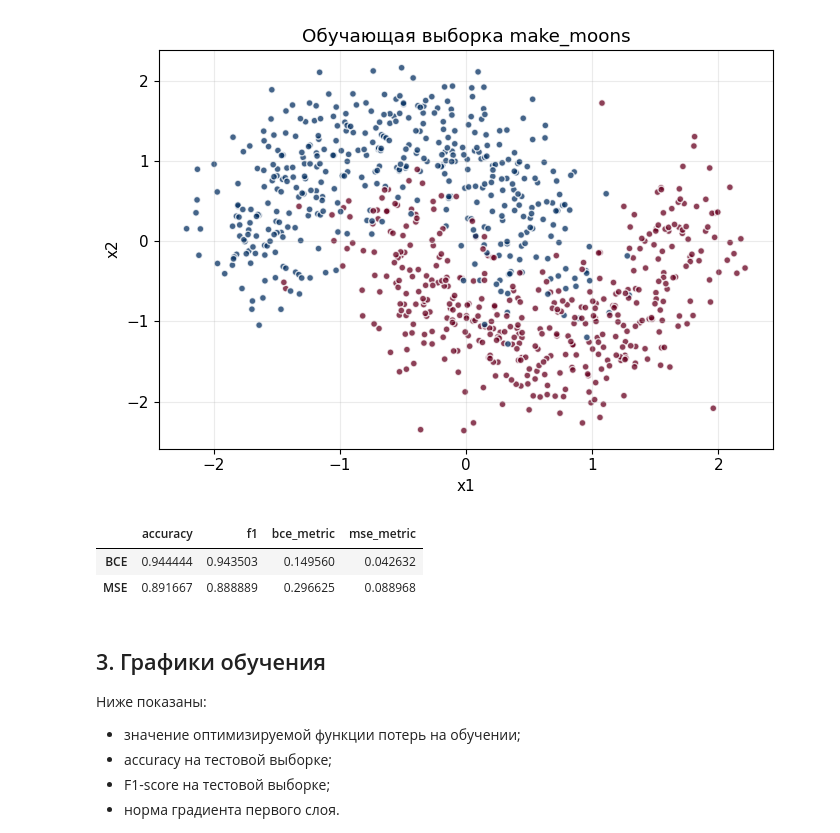
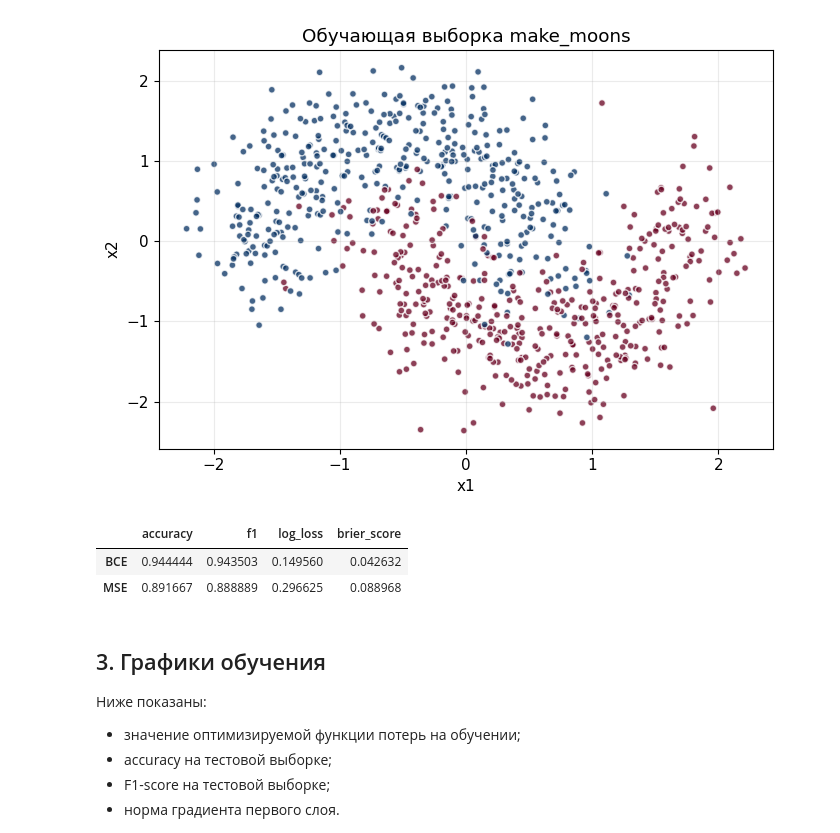
Before and after one commit to BaffledHedgehog/optproject, a Jupyter notebook: prototypeproject.ipynb.ipynb, the cells around one changed output. Drawn from its saved outputs; the diff is of its cells as text; code cells hidden in the pictures.

```diff
--- a/prototypeproject.ipynb.ipynb
+++ b/prototypeproject.ipynb.ipynb
@@ -189,25 +192,33 @@ def loss_function(name, logits, targets):
     raise ValueError(name)
 
 
-def evaluate(model):
+def evaluate(model, X_eval_t=None, y_eval=None):
+    if X_eval_t is None:
+        X_eval_t = X_test_t
+    if y_eval is None:
+        y_eval = y_test
+
     model.eval()
     with torch.no_grad():
-        logits = model(X_test_t)
+        logits = model(X_eval_t)
         probs = torch.sigmoid(logits).cpu().numpy().ravel()
 
     pred = (probs >= 0.5).astype(int)
-    true = y_test.ravel().astype(int)
+    true = y_eval.ravel().astype(int)
 
     return {
         "accuracy": accuracy_score(true, pred),
         "f1": f1_score(true, pred),
-        "bce_metric": log_loss(true, np.clip(probs, 1e-7, 1 - 1e-7)),
-        "mse_metric": mean_squared_error(true, probs),
+        "log_loss": log_loss(true, np.clip(probs, 1e-7, 1 - 1e-7)),
+        "brier_score": mean_squared_error(true, probs),
     }
 
 
-def train(loss_name, epochs=350, lr=0.05):
-    torch.manual_seed(SEED)
+def train(loss_name, epochs=350, lr=0.05, seed=SEED, track_every=5):
+    torch.manual_seed(seed)
+    np.random.seed(seed)
+    random.seed(seed)
+
     model = BinaryMLP().to(device)
     optimizer = torch.optim.SGD(model.parameters(), lr=lr, momentum=0.9)
     history = []
@@ -225,35 +236,42 @@ def train(loss_name, epochs=350, lr=0.05):
             (param.grad.detach() ** 2).sum()
             for param in model.parameters()
             if param.grad is not None
         )).item()
 
+        with torch.no_grad():
+            probs_train = torch.sigmoid(logits)
+            mean_sigmoid_slope = (probs_train * (1 - probs_train)).mean().item()
+            mean_abs_logit = logits.abs().mean().item()
+
         optimizer.step()
 
-        if epoch % 5 == 0 or epoch == epochs - 1:
+        if epoch % track_every == 0 or epoch == epochs - 1:
             history.append({
                 "epoch": epoch,
                 "train_loss": loss.item(),
                 "grad_norm_first_layer": first_layer_grad,
                 "grad_norm_all": all_grad,
+                "mean_p_one_minus_p": mean_sigmoid_slope,
+                "mean_abs_logit": mean_abs_logit,
                 **evaluate(model),
             })
 
     return model, pd.DataFrame(history)
 
 
 models = {}
 histories = {}
 results = {}
 
 for loss_name in ["BCE", "MSE"]:
     model, hist = train(loss_name)
     models[loss_name] = model
     histories[loss_name] = hist
     results[loss_name] = evaluate(model)
 
 pd.DataFrame(results).T
 # %% [output]
-|  | accuracy | f1 | bce_metric | mse_metric |
+|  | accuracy | f1 | log_loss | brier_score |
 | BCE | 0.944444 | 0.943503 | 0.149560 | 0.042632 |
 | MSE | 0.891667 | 0.888889 | 0.296625 | 0.088968 |
 # %% [markdown]
```
Also changed, not shown: parts of 19 cells of this notebook, 6 other files.
